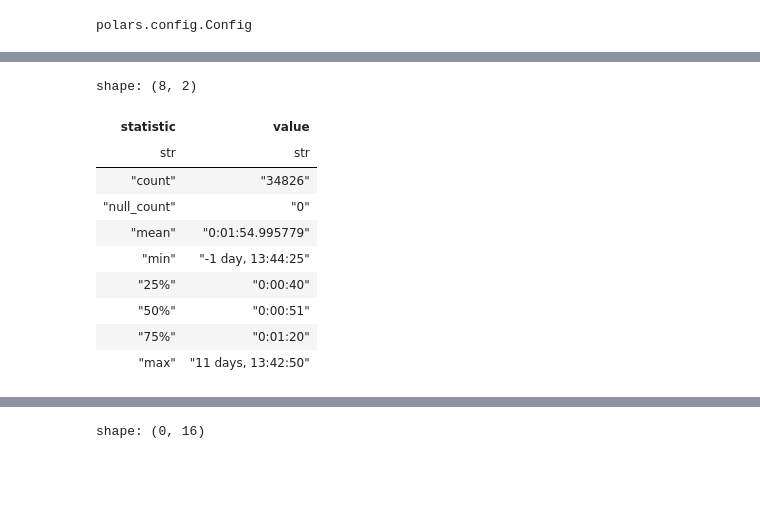
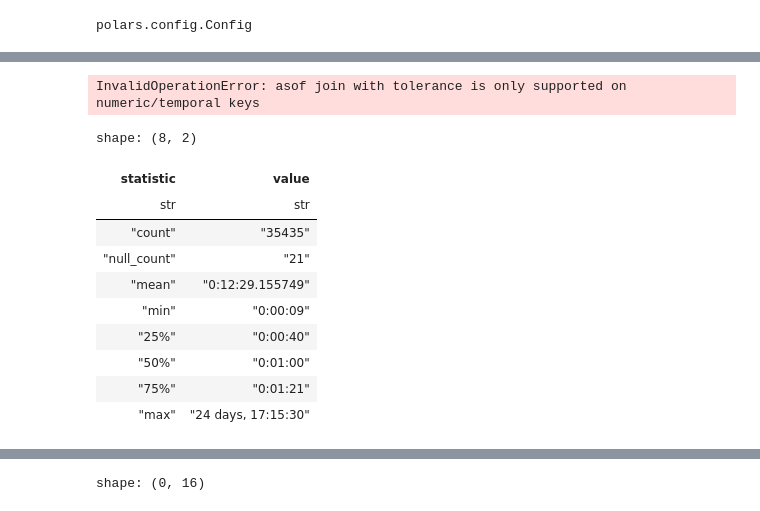
Before and after one commit to shaivilp/Research-Rookies, a Jupyter notebook: data_visualization/predictions.ipynb, the cells around one changed output, grey strips where cells are left out. Cells and saved outputs as stored; diff of their text form; code cells hidden in the pictures; blank space fills up the shorter version.

```diff
--- a/data_visualization/predictions.ipynb
+++ b/data_visualization/predictions.ipynb
@@ -206,14 +300,5 @@ subset = subset.with_columns(
     )
 ).filter(pl.col("nextToLast"))
 
-subset = subset.with_columns(
-    pl.when(pl.col("timeDiff") > pl.duration(hours=12))
-    .then(pl.col("timeDiff") - pl.duration(hours=24))
-    .when(pl.col("timeDiff") < pl.duration(hours=-12))
-    .then(pl.col("timeDiff") + pl.duration(hours=24))
-    .otherwise(pl.col("timeDiff"))
-    .alias("adjusted_diff")
-)
-
 subset
 # %% [output]
@@ -234,14 +348,24 @@ shape: (34_826, 36)
+# %%
+#Filter out the subset of data we want to work with
+df1 = subset.filter(pl.col("nextStopID") == 433)
+df2 = subset.filter(pl.col("nextStopID") == 467)
+
+joined = df1.join_asof(df2, on="equipmentID", by="receiveTime", strategy="forward", tolerance=pl.duration(minutes=30))
+
+joined
+# %% [output]
+InvalidOperationError: asof join with tolerance is only supported on numeric/temporal keys
 # %%
-subset['adjusted_diff'].describe()
+subset['timeDiff'].describe()
 # %% [output]
 shape: (8, 2)
 | statistic | value |
 | str | str |
-| "count" | "34826" |
-| "null_count" | "0" |
-| "mean" | "0:01:54.995779" |
-| "min" | "-1 day, 13:44:25" |
+| "count" | "35435" |
+| "null_count" | "21" |
+| "mean" | "0:12:29.155749" |
+| "min" | "0:00:09" |
 | "25%" | "0:00:40" |
-| "50%" | "0:00:51" |
-| "75%" | "0:01:20" |
-| "max" | "11 days, 13:42:50" |
+| "50%" | "0:01:00" |
+| "75%" | "0:01:21" |
+| "max" | "24 days, 17:15:30" |
```
Also changed, not shown: parts of 20 cells of this notebook.
